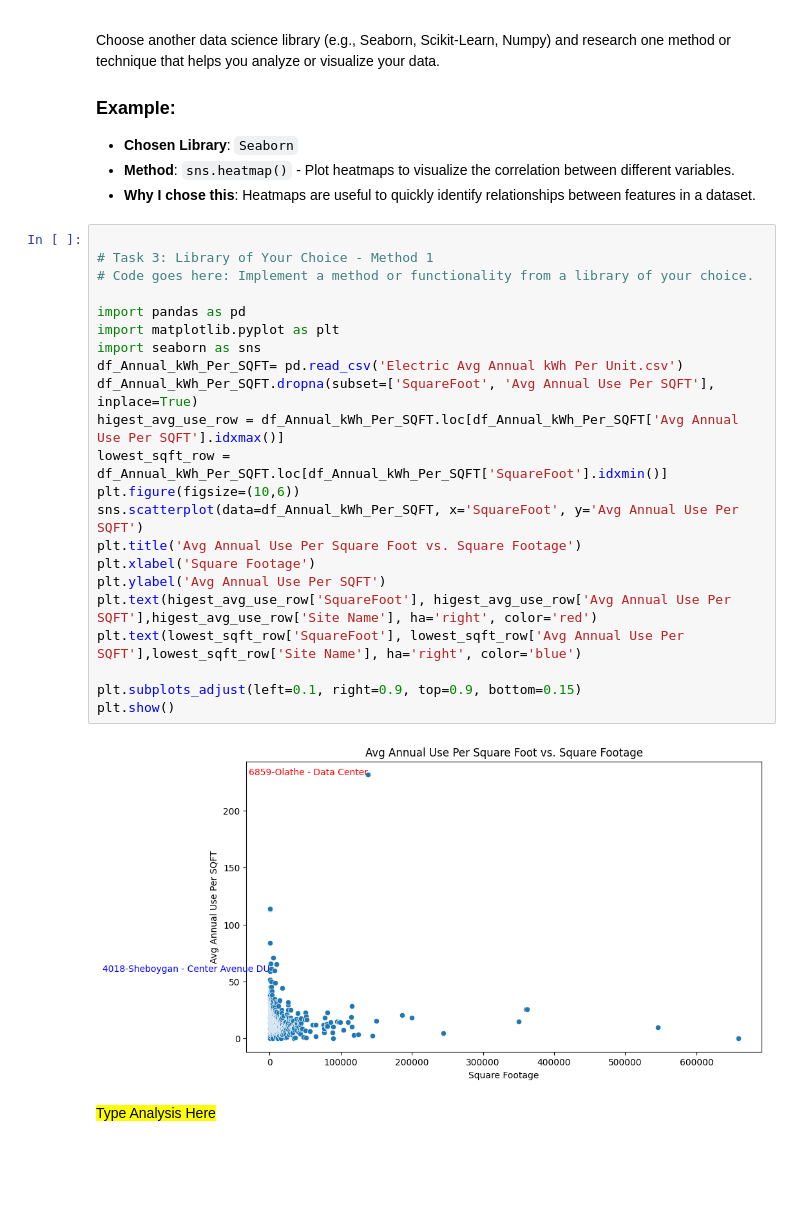
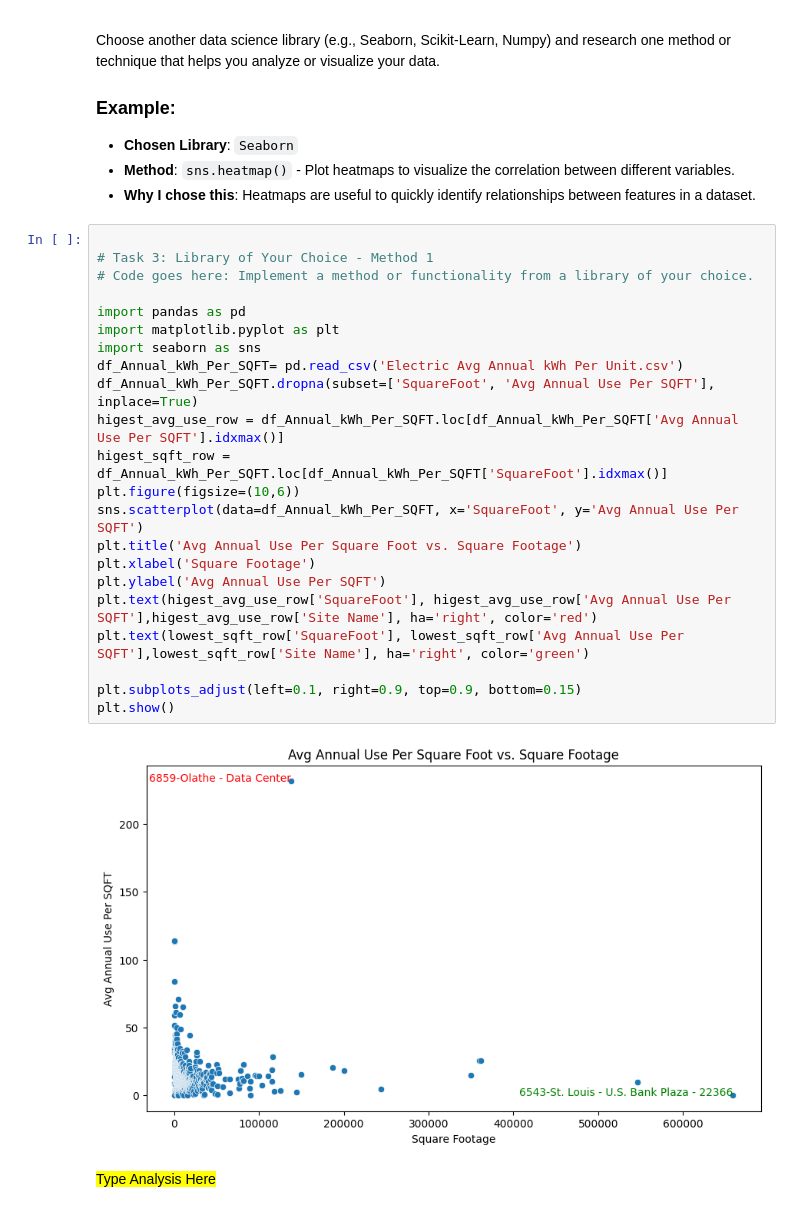
Before and after one commit to Scarlettsky0218/Scarlett-MSBA601, a Jupyter notebook: MSBA 601 Fund Tech for Bus Analytics/scarlett/Week9/documentation_Shi.ipynb, the cells around one changed output. Saved outputs shown, nothing was run; the diff lists cells and outputs as text; blank space fills up the shorter version.

```diff
--- a/MSBA 601 Fund Tech for Bus Analytics/scarlett/Week9/documentation_Shi.ipynb
+++ b/MSBA 601 Fund Tech for Bus Analytics/scarlett/Week9/documentation_Shi.ipynb
@@ -201,27 +204,27 @@ Choose another data science library (e.g., Seaborn, Scikit-Learn, Numpy) and res
 # %%
 
 # Task 3: Library of Your Choice - Method 1
 # Code goes here: Implement a method or functionality from a library of your choice.
 
 import pandas as pd
 import matplotlib.pyplot as plt
 import seaborn as sns
 df_Annual_kWh_Per_SQFT= pd.read_csv('Electric Avg Annual kWh Per Unit.csv')
 df_Annual_kWh_Per_SQFT.dropna(subset=['SquareFoot', 'Avg Annual Use Per SQFT'], inplace=True)
 higest_avg_use_row = df_Annual_kWh_Per_SQFT.loc[df_Annual_kWh_Per_SQFT['Avg Annual Use Per SQFT'].idxmax()]
-lowest_sqft_row = df_Annual_kWh_Per_SQFT.loc[df_Annual_kWh_Per_SQFT['SquareFoot'].idxmin()]
+higest_sqft_row = df_Annual_kWh_Per_SQFT.loc[df_Annual_kWh_Per_SQFT['SquareFoot'].idxmax()]
 plt.figure(figsize=(10,6))
 sns.scatterplot(data=df_Annual_kWh_Per_SQFT, x='SquareFoot', y='Avg Annual Use Per SQFT')
 plt.title('Avg Annual Use Per Square Foot vs. Square Footage')
 plt.xlabel('Square Footage')
 plt.ylabel('Avg Annual Use Per SQFT')
 plt.text(higest_avg_use_row['SquareFoot'], higest_avg_use_row['Avg Annual Use Per SQFT'],higest_avg_use_row['Site Name'], ha='right', color='red')
-plt.text(lowest_sqft_row['SquareFoot'], lowest_sqft_row['Avg Annual Use Per SQFT'],lowest_sqft_row['Site Name'], ha='right', color='blue')
+plt.text(lowest_sqft_row['SquareFoot'], lowest_sqft_row['Avg Annual Use Per SQFT'],lowest_sqft_row['Site Name'], ha='right', color='green')
 
 plt.subplots_adjust(left=0.1, right=0.9, top=0.9, bottom=0.15)
 plt.show()
 # %% [output]
-[figure, old version]
+[figure, new version]
 # %% [markdown]
 <mark>Type Analysis Here</mark>
 # %% [markdown]
```
Also changed, not shown: parts of 3 cells of this notebook.
